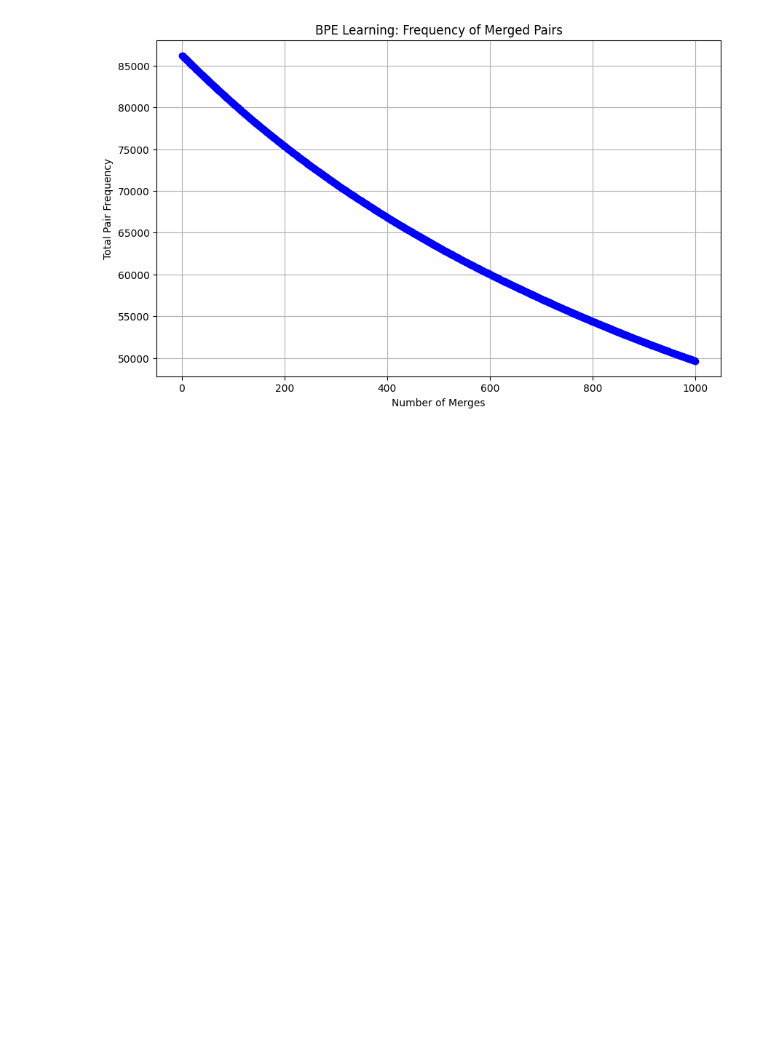
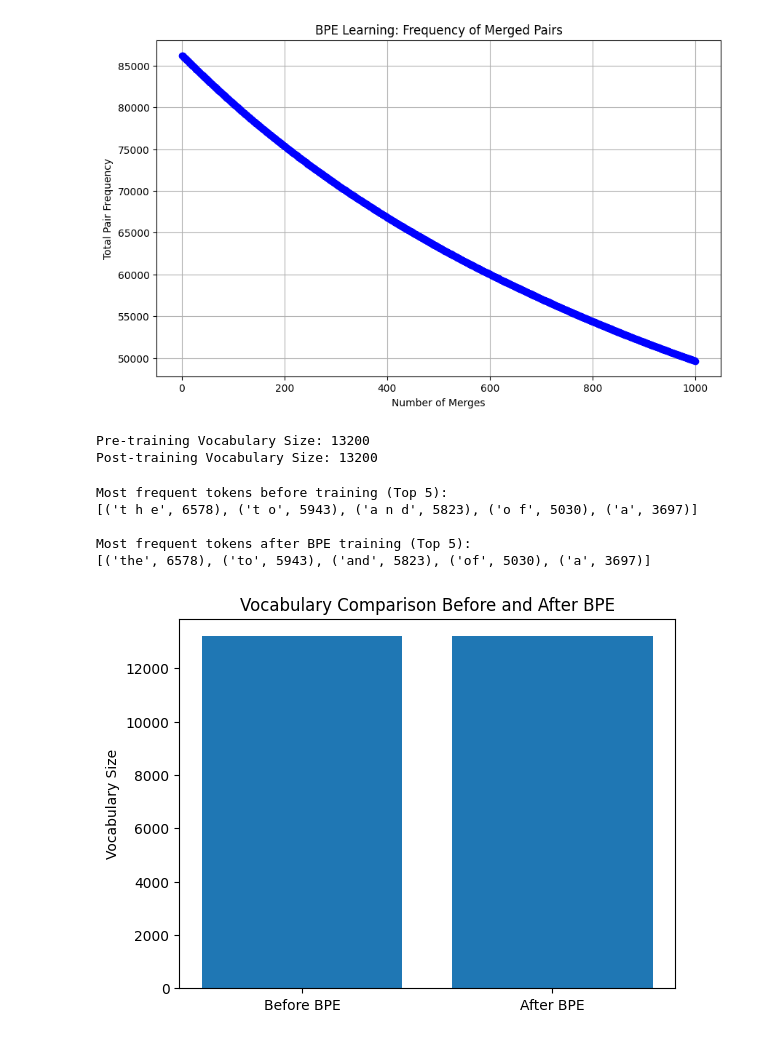
Before and after one commit to Prudhvivuda/cs6120-assignments, a Jupyter notebook: assignment1/Assignment_1_Part_1_BPE.ipynb, the cells around one changed output. Cells and saved outputs as stored; diff of their text form; code cells hidden in the pictures; blank space fills up the shorter version.

```diff
--- a/assignment1/Assignment_1_Part_1_BPE.ipynb
+++ b/assignment1/Assignment_1_Part_1_BPE.ipynb
@@ -178,7 +178,7 @@ train_books = ["austen-emma.txt", "blake-poems.txt", "shakespeare-hamlet.txt"]
 train_corpus = " ".join([gutenberg.raw(book) for book in train_books])
 
 # Train BPE on training corpus
-bpe, vocab = train_bpe_on_corpus(train_corpus, num_merges=1000)
+bpe = train_bpe_on_corpus(train_corpus, num_merges=1000)
 # %%
 print("Learned BPE Merges:", bpe.bpe_merges)
 # %% [output]
@@ -460,3 +480,50 @@ def visualize_bpe_learning(bpe):
 visualize_bpe_learning(bpe)
 # %% [output]
 [figure]
+# %%
+# Pre-training Vocabulary
+pre_train_vocab = preprocess_text(train_corpus)
+# %%
+# Post-training Vocabulary
+post_train_vocab = bpe.vocab
+# %%
+# Compare the Vocabularies
+pre_train_vocab_size = len(pre_train_vocab)
+post_train_vocab_size = len(post_train_vocab)
+
+# Print sizes
+print(f"Pre-training Vocabulary Size: {pre_train_vocab_size}")
+print(f"Post-training Vocabulary Size: {post_train_vocab_size}")
+# %% [output]
+Pre-training Vocabulary Size: 13200
+Post-training Vocabulary Size: 13200
+# %%
+# Compare the most frequent words/tokens
+print("Most frequent tokens before training (Top 5):")
+print(Counter(pre_train_vocab).most_common(5))
+
+print("\nMost frequent tokens after BPE training (Top 5):")
+print(Counter(post_train_vocab).most_common(5))
+# %% [output]
+Most frequent tokens before training (Top 5):
+[('t h e', 6578), ('t o', 5943), ('a n d', 5823), ('o f', 5030), ('a', 3697)]
+
+Most frequent tokens after BPE training (Top 5):
+[('the', 6578), ('to', 5943), ('and', 5823), ('of', 5030), ('a', 3697)]
+# %%
+# Visualize changes (use bar chart or Venn diagram for overlap)
+import matplotlib.pyplot as plt
+import numpy as np
+
+# Create a simple bar chart comparison of vocab sizes before and after
+labels = ['Before BPE', 'After BPE']
+sizes = [pre_train_vocab_size, post_train_vocab_size]
+
+fig, ax = plt.subplots()
+ax.bar(labels, sizes)
+ax.set_ylabel("Vocabulary Size")
+ax.set_title("Vocabulary Comparison Before and After BPE")
+
+plt.show()
+# %% [output]
+[figure, added]
```
Also changed, not shown: parts of 6 cells of this notebook.
